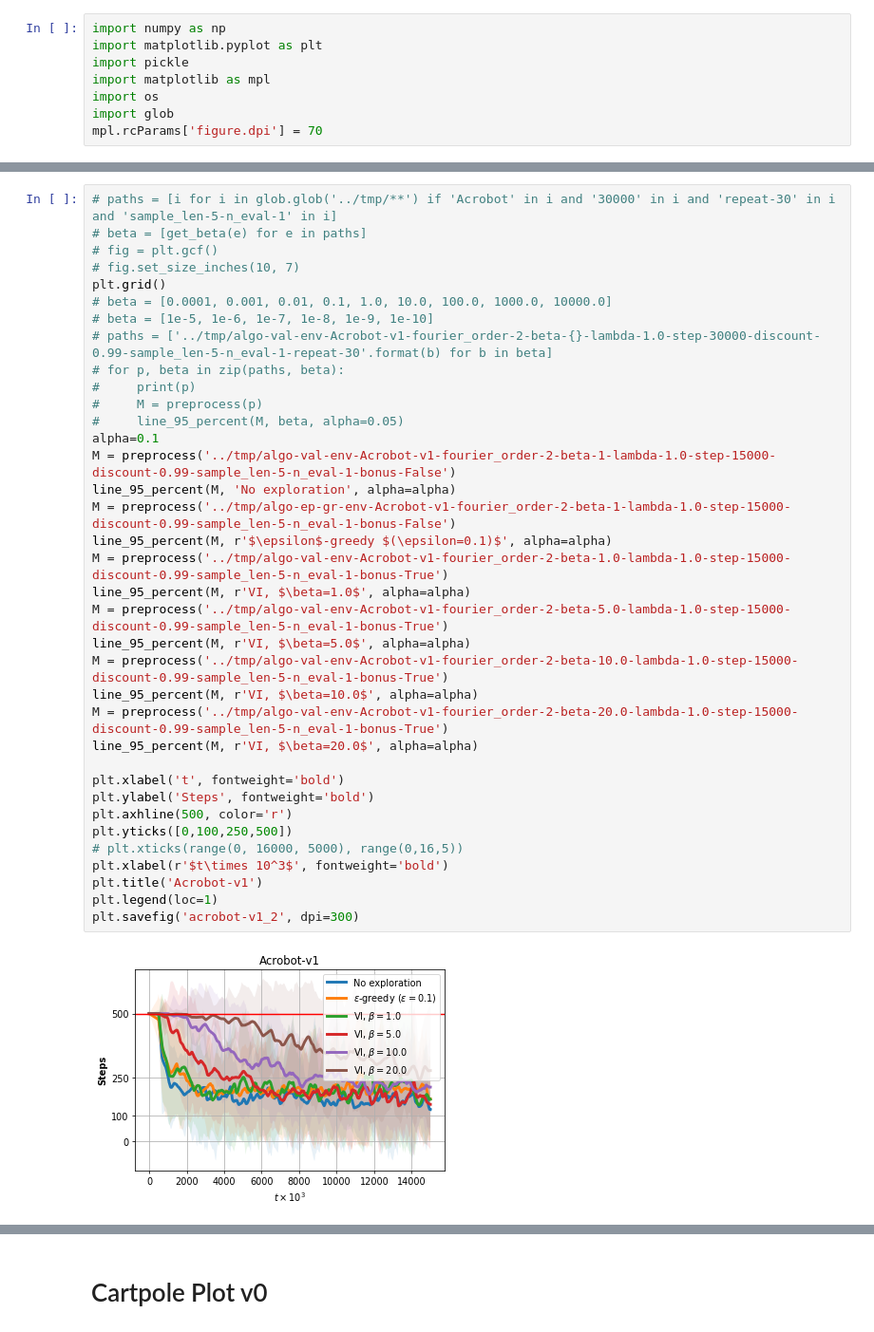
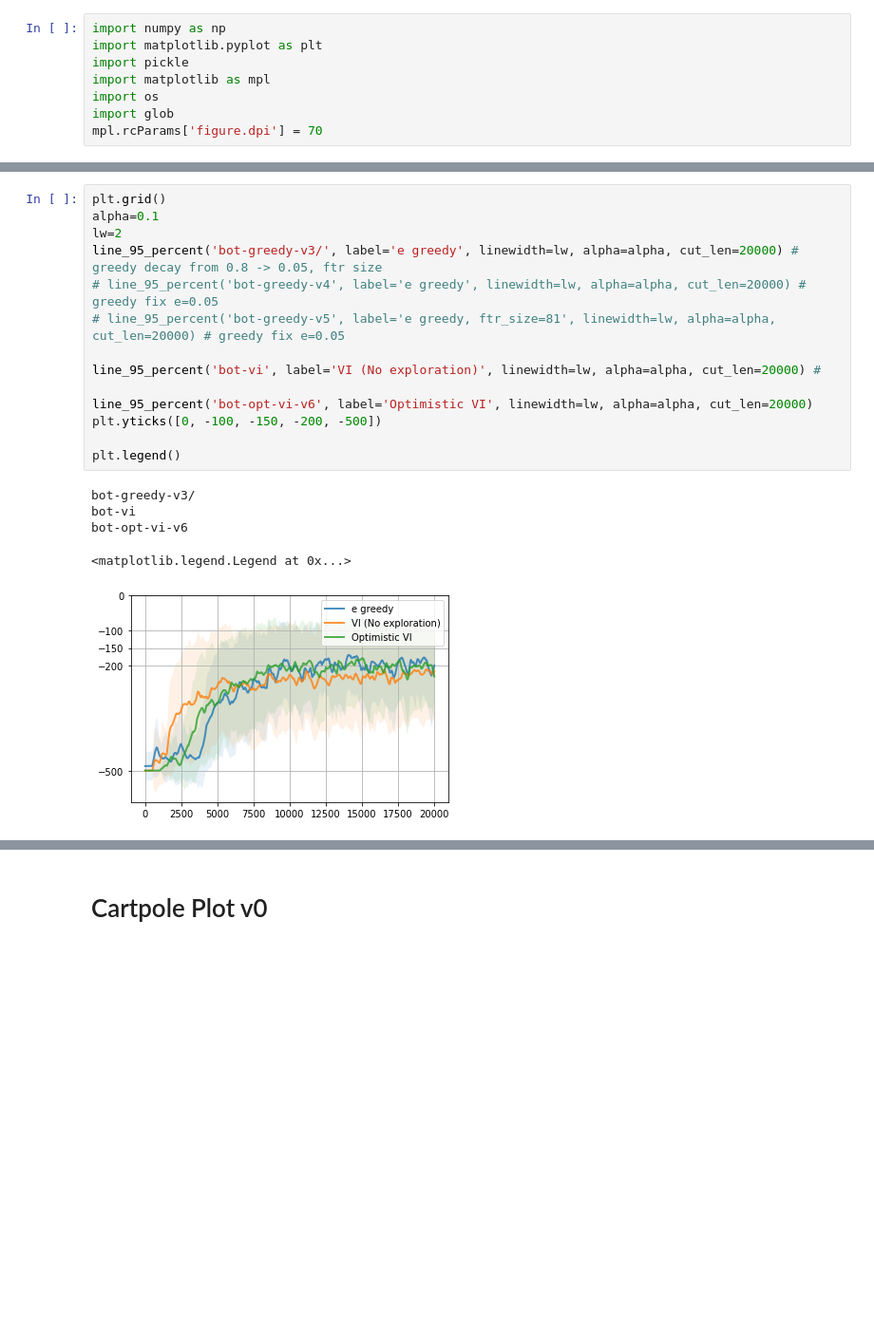
Before and after one commit to anhddo/oppoliter, a Jupyter notebook: notebook/ls-avg-reward.ipynb, the cells around one changed output, grey strips where cells are left out. Shown at 95% size. Cells and saved outputs as stored; diff of their text form; blank space fills up the shorter version.

```diff
--- a/notebook/ls-avg-reward.ipynb
+++ b/notebook/ls-avg-reward.ipynb
@@ -87,38 +80,20 @@ algo-val-env-Acrobot-v1-fourier_order-3-beta-2.0-lambda-1.0-step-30000-discount-
-# %%
-# paths = [i for i in glob.glob('../tmp/**') if 'Acrobot' in i and '30000' in i and 'repeat-30' in i and 'sample_len-5-n_eval-1' in i]
-# beta = [get_beta(e) for e in paths]
-# fig = plt.gcf()
-# fig.set_size_inches(10, 7)
-plt.grid()
-# beta = [0.0001, 0.001, 0.01, 0.1, 1.0, 10.0, 100.0, 1000.0, 10000.0]
-# beta = [1e-5, 1e-6, 1e-7, 1e-8, 1e-9, 1e-10]
-# paths = ['../tmp/algo-val-env-Acrobot-v1-fourier_order-2-beta-{}-lambda-1.0-step-30000-discount-0.99-sample_len-5-n_eval-1-repeat-30'.format(b) for b in beta]
-# for p, beta in zip(paths, beta):
-#     print(p)
-#     M = preprocess(p)
-#     line_95_percent(M, beta, alpha=0.05)
-alpha=0.1
-M = preprocess('../tmp/algo-val-env-Acrobot-v1-fourier_order-2-beta-1-lambda-1.0-step-15000-discount-0.99-sample_len-5-n_eval-1-bonus-False')
-line_95_percent(M, 'No exploration', alpha=alpha)
-M = preprocess('../tmp/algo-ep-gr-env-Acrobot-v1-fourier_order-2-beta-1-lambda-1.0-step-15000-discount-0.99-sample_len-5-n_eval-1-bonus-False')
-line_95_percent(M, r'$\epsilon$-greedy $(\epsilon=0.1)$', alpha=alpha)
-M = preprocess('../tmp/algo-val-env-Acrobot-v1-fourier_order-2-beta-1.0-lambda-1.0-step-15000-discount-0.99-sample_len-5-n_eval-1-bonus-True')
-line_95_percent(M, r'VI, $\beta=1.0$', alpha=alpha)
-M = preprocess('../tmp/algo-val-env-Acrobot-v1-fourier_order-2-beta-5.0-lambda-1.0-step-15000-discount-0.99-sample_len-5-n_eval-1-bonus-True')
-line_95_percent(M, r'VI, $\beta=5.0$', alpha=alpha)
-M = preprocess('../tmp/algo-val-env-Acrobot-v1-fourier_order-2-beta-10.0-lambda-1.0-step-15000-discount-0.99-sample_len-5-n_eval-1-bonus-True')
-line_95_percent(M, r'VI, $\beta=10.0$', alpha=alpha)
-M = preprocess('../tmp/algo-val-env-Acrobot-v1-fourier_order-2-beta-20.0-lambda-1.0-step-15000-discount-0.99-sample_len-5-n_eval-1-bonus-True')
-line_95_percent(M, r'VI, $\beta=20.0$', alpha=alpha)
-
-plt.xlabel('t', fontweight='bold')
-plt.ylabel('Steps', fontweight='bold')
-plt.axhline(500, color='r')
-plt.yticks([0,100,250,500])
-# plt.xticks(range(0, 16000, 5000), range(0,16,5))
-plt.xlabel(r'$t\times 10^3$', fontweight='bold')
-plt.title('Acrobot-v1')
-plt.legend(loc=1)
-plt.savefig('acrobot-v1_2', dpi=300)
-# %% [output]
-[figure, removed]
+# %%
+plt.grid()
+alpha=0.1
+lw=2
+line_95_percent('bot-greedy-v3/', label='e greedy', linewidth=lw, alpha=alpha, cut_len=20000) # greedy decay from 0.8 -> 0.05, ftr size
+# line_95_percent('bot-greedy-v4', label='e greedy', linewidth=lw, alpha=alpha, cut_len=20000) # greedy fix e=0.05
+# line_95_percent('bot-greedy-v5', label='e greedy, ftr_size=81', linewidth=lw, alpha=alpha, cut_len=20000) # greedy fix e=0.05
+
+line_95_percent('bot-vi', label='VI (No exploration)', linewidth=lw, alpha=alpha, cut_len=20000) #
+
+line_95_percent('bot-opt-vi-v6', label='Optimistic VI', linewidth=lw, alpha=alpha, cut_len=20000)
+plt.yticks([0, -100, -150, -200, -500])
+
+plt.legend()
+# %% [output]
+bot-greedy-v3/
+bot-vi
+bot-opt-vi-v6
+<matplotlib.legend.Legend at 0x...>
+[figure, added]
```
Also changed, not shown: parts of 52 cells of this notebook, 3 other files.
